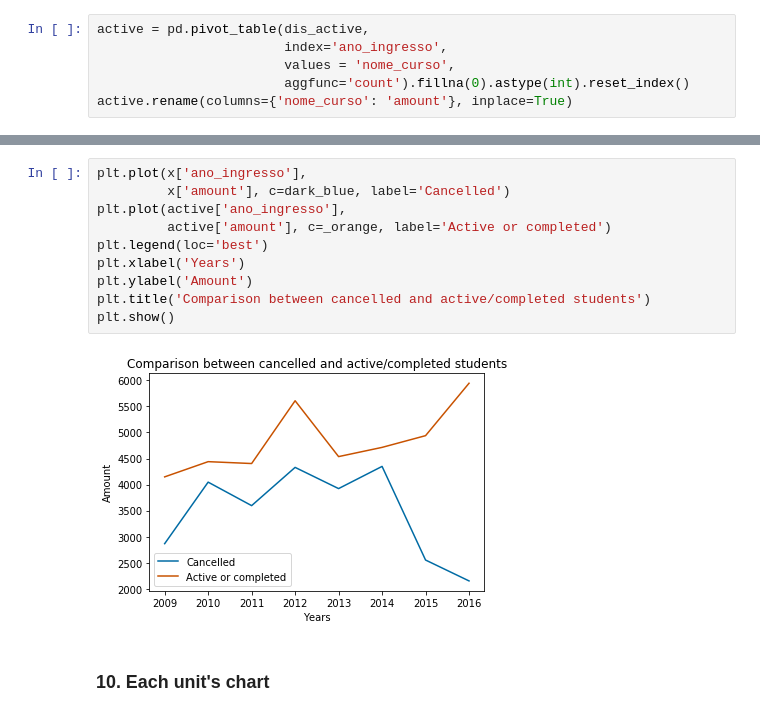
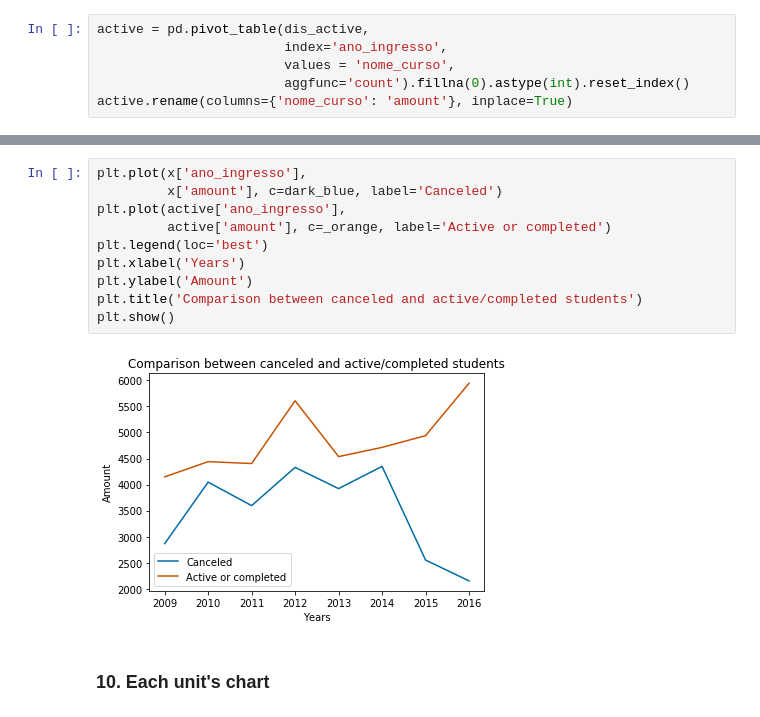
Before and after one commit to bigodel/UFRN-course-analysis, a Jupyter notebook: course_analysis.ipynb, the cells around one changed output, grey strips where cells are left out. Saved outputs shown, nothing was run; the diff lists cells and outputs as text.

```diff
--- a/course_analysis.ipynb
+++ b/course_analysis.ipynb
@@ -478,15 +478,15 @@ And use that last table to create a graph comparing the amount of cancelled and
 # %%
 plt.plot(x['ano_ingresso'],
-         x['amount'], c=dark_blue, label='Cancelled')
+         x['amount'], c=dark_blue, label='Canceled')
 plt.plot(active['ano_ingresso'],
          active['amount'], c=_orange, label='Active or completed')
 plt.legend(loc='best')
 plt.xlabel('Years')
 plt.ylabel('Amount')
-plt.title('Comparison between cancelled and active/completed students')
+plt.title('Comparison between canceled and active/completed students')
 plt.show()
 # %% [output]
-[figure, old version]
+[figure, new version]
 # %% [markdown]
 ### 10. Each unit's chart
 # %% [markdown]
```
Also changed, not shown: parts of 28 cells of this notebook.
